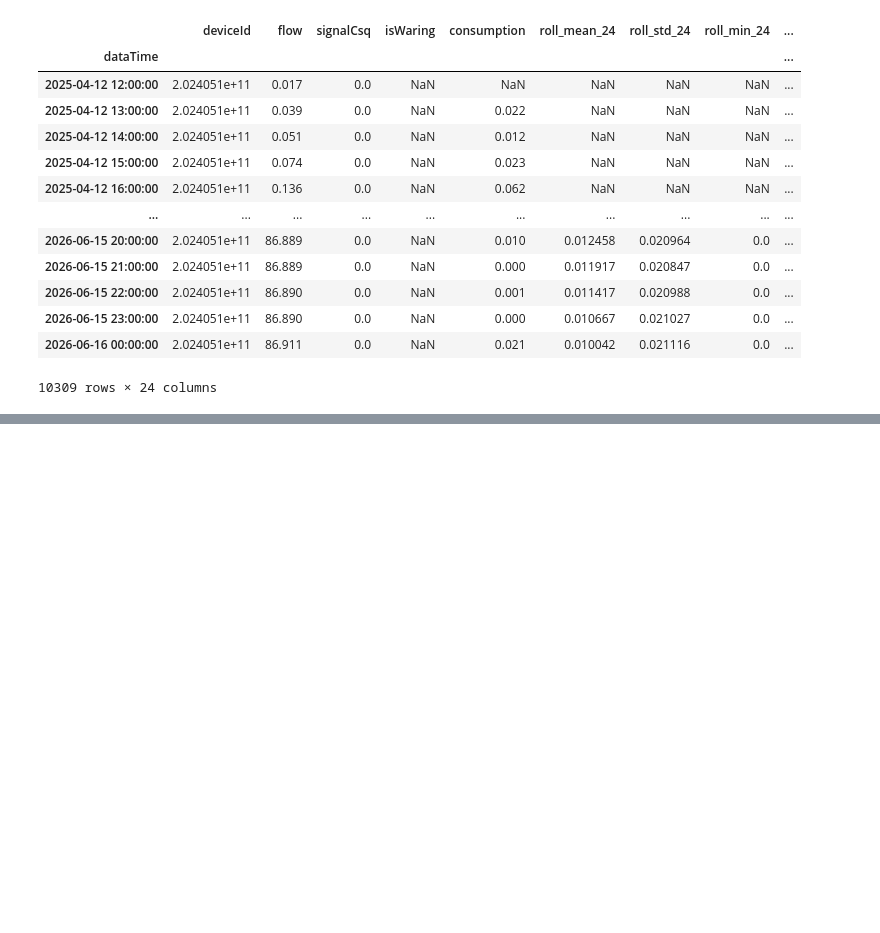
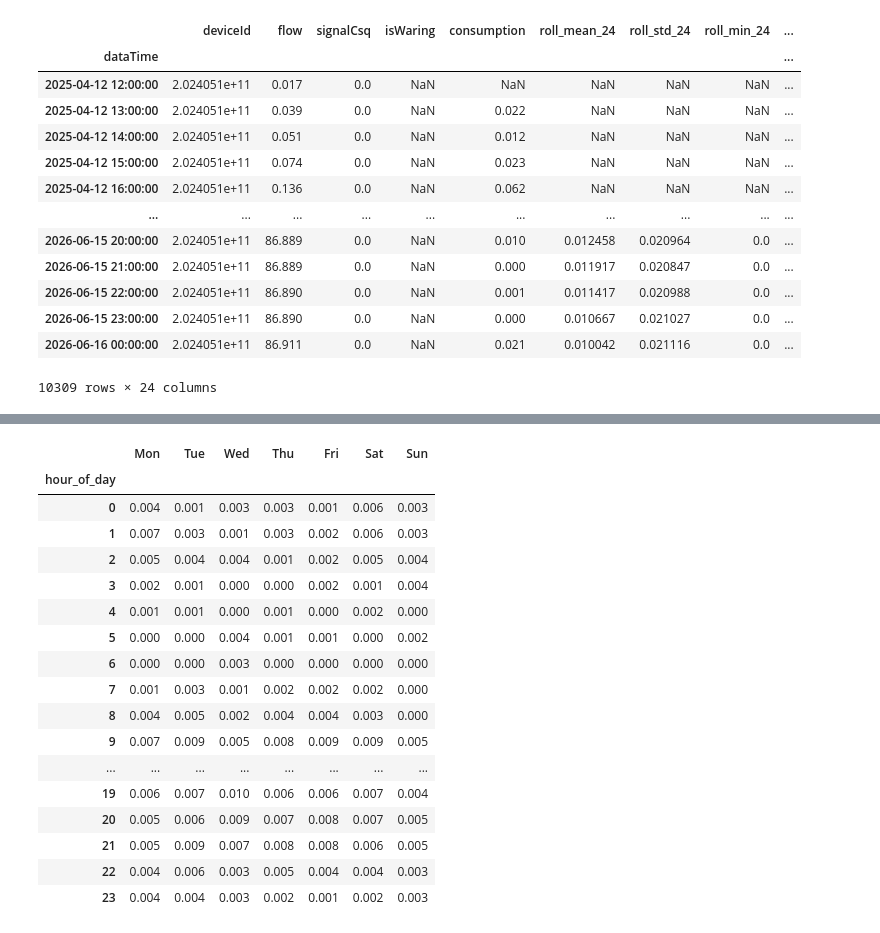
Before and after one commit to Panayiotiscyprus1/ML-Based-Anomaly-and-Attack-Detection-for-Smart-Meter-Telemetry, a Jupyter notebook: notebooks/01_explore_snapshot.ipynb, the cells around one changed output, grey strips where cells are left out. Drawn from its saved outputs; the diff is of its cells as text; code cells hidden in the pictures; blank space fills up the shorter version.

Commit message:
profile.py and example profile

```diff
--- a/notebooks/01_explore_snapshot.ipynb
+++ b/notebooks/01_explore_snapshot.ipynb
@@ -320,6 +320,11 @@ from src.features import build_features, feature_columns
 # build the matrix for one real meter
 f = build_features(results[0].df)        # or pick a specific meter
 print(f.shape)
+
+import pandas as pd
+pd.set_option("display.max_columns", None)
+pd.set_option("display.width", 200)
+
 f
 # %% [output]
 (10309, 24)
@@ -339,0 +368,28 @@ f
+# %%
+#EXAMPLE PROFILE OF 1 METER
+
+from src.meter_profile import build_profile
+
+res = next(r for r in results if r.device_id == "202405101891")
+prof = build_profile(res.df)
+prof.columns = ["Mon", "Tue", "Wed", "Thu", "Fri", "Sat", "Sun"]
+prof.round(3)
+# %% [output]
+|  | Mon | Tue | Wed | Thu | Fri | Sat | Sun |
+| hour_of_day |  |  |  |  |  |  |  |
+| 0 | 0.004 | 0.001 | 0.003 | 0.003 | 0.001 | 0.006 | 0.003 |
+| 1 | 0.007 | 0.003 | 0.001 | 0.003 | 0.002 | 0.006 | 0.003 |
+| 2 | 0.005 | 0.004 | 0.004 | 0.001 | 0.002 | 0.005 | 0.004 |
+| 3 | 0.002 | 0.001 | 0.000 | 0.000 | 0.002 | 0.001 | 0.004 |
+| 4 | 0.001 | 0.001 | 0.000 | 0.001 | 0.000 | 0.002 | 0.000 |
+| 5 | 0.000 | 0.000 | 0.004 | 0.001 | 0.001 | 0.000 | 0.002 |
+| 6 | 0.000 | 0.000 | 0.003 | 0.000 | 0.000 | 0.000 | 0.000 |
+| 7 | 0.001 | 0.003 | 0.001 | 0.002 | 0.002 | 0.002 | 0.000 |
+| 8 | 0.004 | 0.005 | 0.002 | 0.004 | 0.004 | 0.003 | 0.000 |
+| 9 | 0.007 | 0.009 | 0.005 | 0.008 | 0.009 | 0.009 | 0.005 |
+| ... | ... | ... | ... | ... | ... | ... | ... |
+| 19 | 0.006 | 0.007 | 0.010 | 0.006 | 0.006 | 0.007 | 0.004 |
+| 20 | 0.005 | 0.006 | 0.009 | 0.007 | 0.008 | 0.007 | 0.005 |
+| 21 | 0.005 | 0.009 | 0.007 | 0.008 | 0.008 | 0.006 | 0.005 |
+| 22 | 0.004 | 0.006 | 0.003 | 0.005 | 0.004 | 0.004 | 0.003 |
+| 23 | 0.004 | 0.004 | 0.003 | 0.002 | 0.001 | 0.002 | 0.003 |
```
Also changed, not shown: parts of 1 cell of this notebook, 6 other files.
